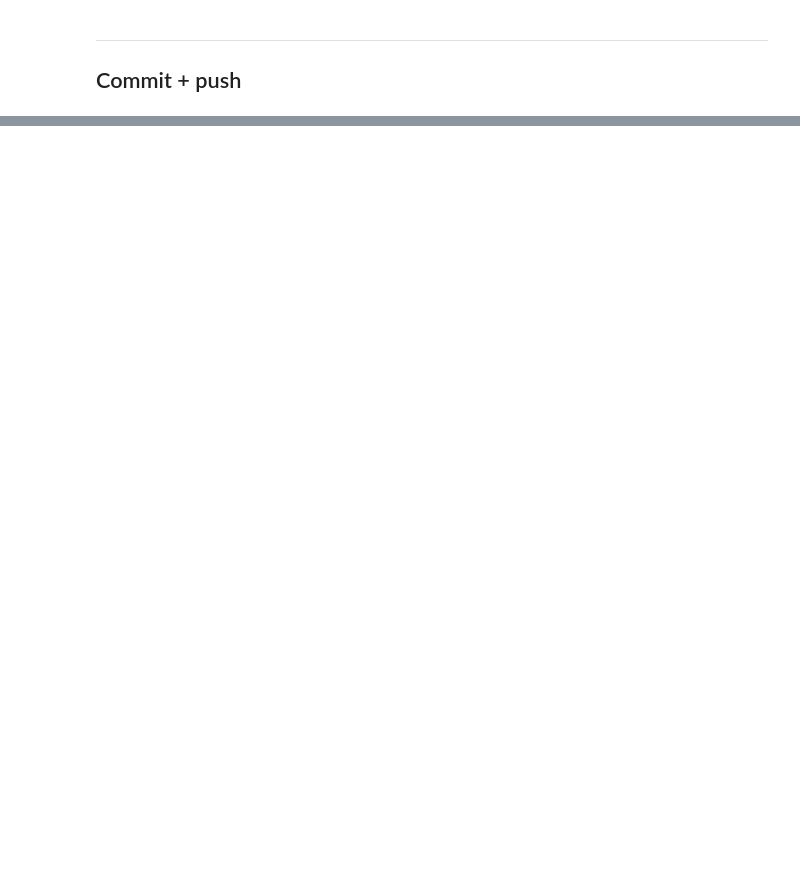
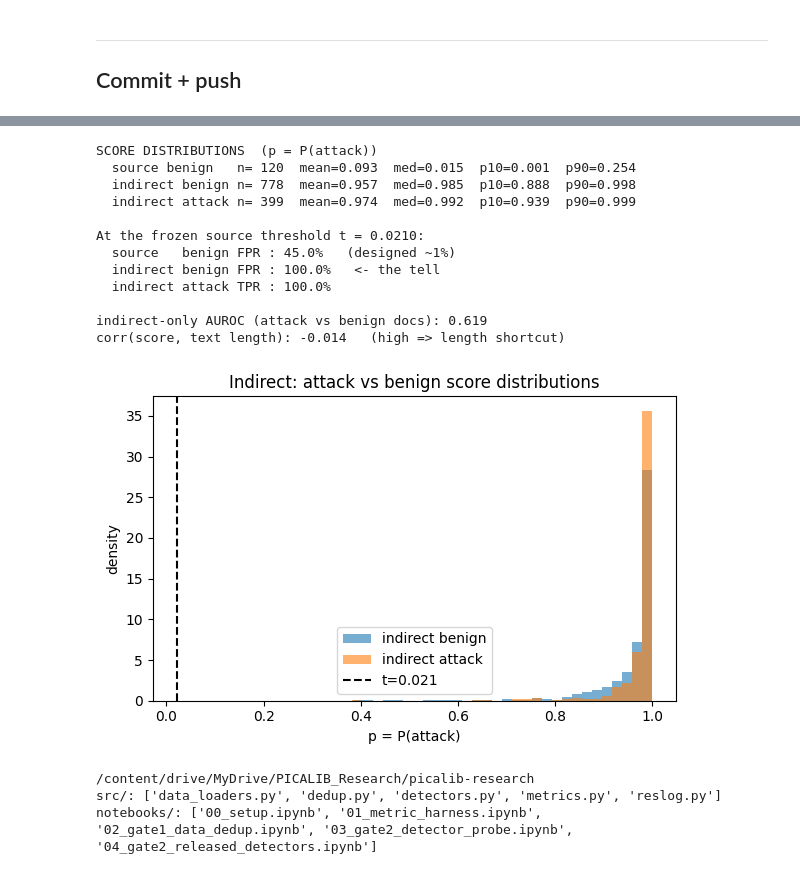
Before and after one commit to anasbiswas1/picalib-research, a Jupyter notebook: notebooks/03_gate2_detector_probe.ipynb, the cells around one changed output, grey strips where cells are left out. Drawn from its saved outputs; the diff is of its cells as text; code cells hidden in the pictures; blank space fills up the shorter version.

Commit message:
Gate 2 released detectors (Prompt-Guard-2, ProtectAI-v2): direct->indirect transfer + score diagnostic

```diff
--- a/notebooks/03_gate2_detector_probe.ipynb
+++ b/notebooks/03_gate2_detector_probe.ipynb
@@ -147,0 +192,52 @@ print('Pushed. Confirm GitHub + Drive in sync.')
+# %%
+import numpy as np, matplotlib.pyplot as plt, os
+from sklearn.metrics import roc_auc_score
+
+p_t = predict_p(clf, E_bipia); y = bipia.label.values
+pa, pb = p_t[y==1], p_t[y==0]          # indirect attack / benign scores
+pbs = p_s[yte==0]                       # source benign scores
+
+def s(x): return f"mean={x.mean():.3f}  med={np.median(x):.3f}  p10={np.percentile(x,10):.3f}  p90={np.percentile(x,90):.3f}"
+print("SCORE DISTRIBUTIONS  (p = P(attack))")
+print(f"  source benign   n={len(pbs):4d}  {s(pbs)}")
+print(f"  indirect benign n={len(pb):4d}  {s(pb)}")
+print(f"  indirect attack n={len(pa):4d}  {s(pa)}")
+
+print(f"\nAt the frozen source threshold t = {t:.4f}:")
+print(f"  source   benign FPR : {(pbs>=t).mean():.1%}   (designed ~1%)")
+print(f"  indirect benign FPR : {(pb>=t).mean():.1%}   <- the tell")
+print(f"  indirect attack TPR : {(pa>=t).mean():.1%}")
+print(f"\nindirect-only AUROC (attack vs benign docs): {roc_auc_score(y,p_t):.3f}")
+print(f"corr(score, text length): {np.corrcoef(p_t, bipia.text.str.len().values)[0,1]:.3f}   (high => length shortcut)")
+
+plt.figure(figsize=(6,4))
+plt.hist(pb, bins=30, alpha=.6, density=True, label='indirect benign')
+plt.hist(pa, bins=30, alpha=.6, density=True, label='indirect attack')
+plt.axvline(t, color='k', ls='--', label=f't={t:.3f}')
+plt.xlabel('p = P(attack)'); plt.ylabel('density'); plt.legend()
+plt.title('Indirect: attack vs benign score distributions'); plt.tight_layout()
+os.makedirs('figures', exist_ok=True)
+plt.savefig('figures/gate2_indirect_scores.png', dpi=150); plt.show()
+# %% [output]
+SCORE DISTRIBUTIONS  (p = P(attack))
+  source benign   n= 120  mean=0.093  med=0.015  p10=0.001  p90=0.254
+  indirect benign n= 778  mean=0.957  med=0.985  p10=0.888  p90=0.998
+  indirect attack n= 399  mean=0.974  med=0.992  p10=0.939  p90=0.999
+
+At the frozen source threshold t = 0.0210:
+  source   benign FPR : 45.0%   (designed ~1%)
+  indirect benign FPR : 100.0%   <- the tell
+  indirect attack TPR : 100.0%
+
+indirect-only AUROC (attack vs benign docs): 0.619
+corr(score, text length): -0.014   (high => length shortcut)
+[figure, added]
+# %%
+%cd {REPO_DIR}
+import os
+print("src/:", sorted(f for f in os.listdir('src') if f.endswith('.py')))
+print("notebooks/:", sorted(f for f in os.listdir('notebooks') if f.endswith('.ipynb')))
+# %% [output]
+/content/drive/MyDrive/PICALIB_Research/picalib-research
+src/: ['data_loaders.py', 'dedup.py', 'detectors.py', 'metrics.py', 'reslog.py']
+notebooks/: ['00_setup.ipynb', '01_metric_harness.ipynb', '02_gate1_data_dedup.ipynb', '03_gate2_detector_probe.ipynb', '04_gate2_released_detectors.ipynb']
```
Also changed, not shown: parts of 7 cells of this notebook, 7 other files.
